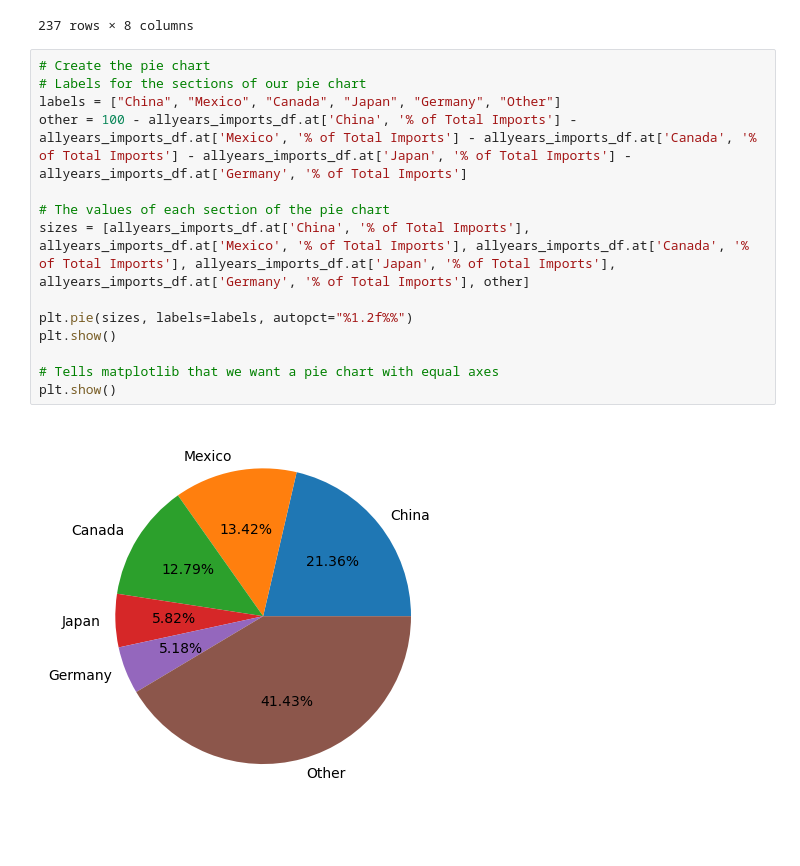
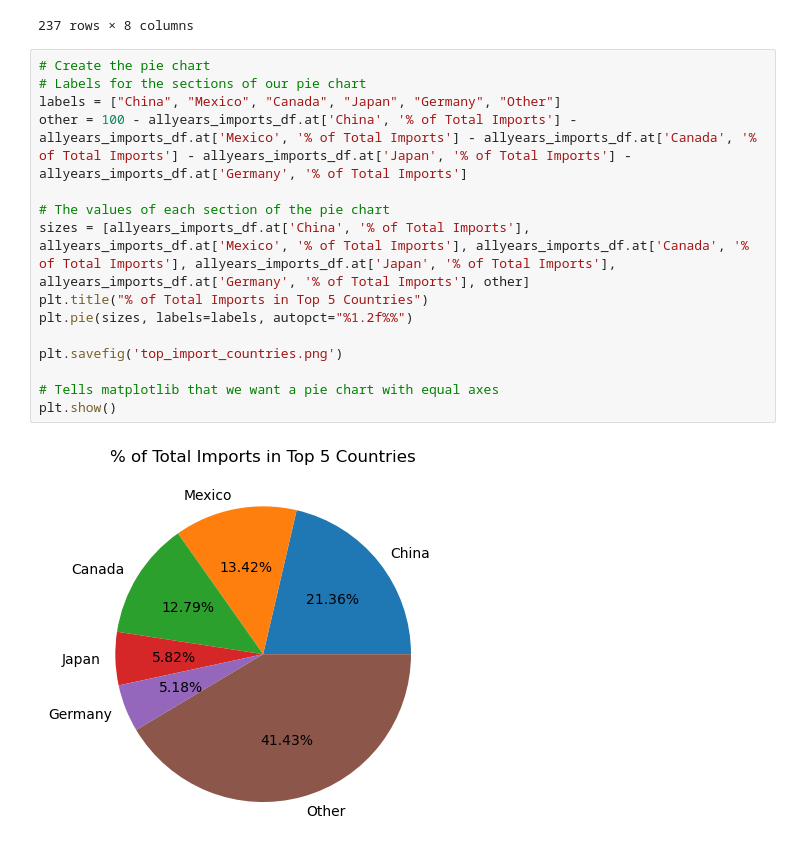
Before and after one commit to vtt33/Project-1, a Jupyter notebook: TopImport.ipynb, the cells around one changed output. Cells and saved outputs as stored; diff of their text form; blank space fills up the shorter version.

```diff
--- a/TopImport.ipynb
+++ b/TopImport.ipynb
@@ -119,16 +119,17 @@ allyears_imports_df
 # %%
 # Create the pie chart
 # Labels for the sections of our pie chart
 labels = ["China", "Mexico", "Canada", "Japan", "Germany", "Other"]
 other = 100 - allyears_imports_df.at['China', '% of Total Imports'] - allyears_imports_df.at['Mexico', '% of Total Imports'] - allyears_imports_df.at['Canada', '% of Total Imports'] - allyears_imports_df.at['Japan', '% of Total Imports'] - allyears_imports_df.at['Germany', '% of Total Imports']
 
 # The values of each section of the pie chart
 sizes = [allyears_imports_df.at['China', '% of Total Imports'], allyears_imports_df.at['Mexico', '% of Total Imports'], allyears_imports_df.at['Canada', '% of Total Imports'], allyears_imports_df.at['Japan', '% of Total Imports'], allyears_imports_df.at['Germany', '% of Total Imports'], other]
+plt.title("% of Total Imports in Top 5 Countries")
+plt.pie(sizes, labels=labels, autopct="%1.2f%%")
 
-plt.pie(sizes, labels=labels, autopct="%1.2f%%")
-plt.show()
+plt.savefig('top_import_countries.png')
 
 # Tells matplotlib that we want a pie chart with equal axes
 plt.show()
 # %% [output]
-[figure, old version]
+[figure, new version]
```
Also changed, not shown: 5 other files.
